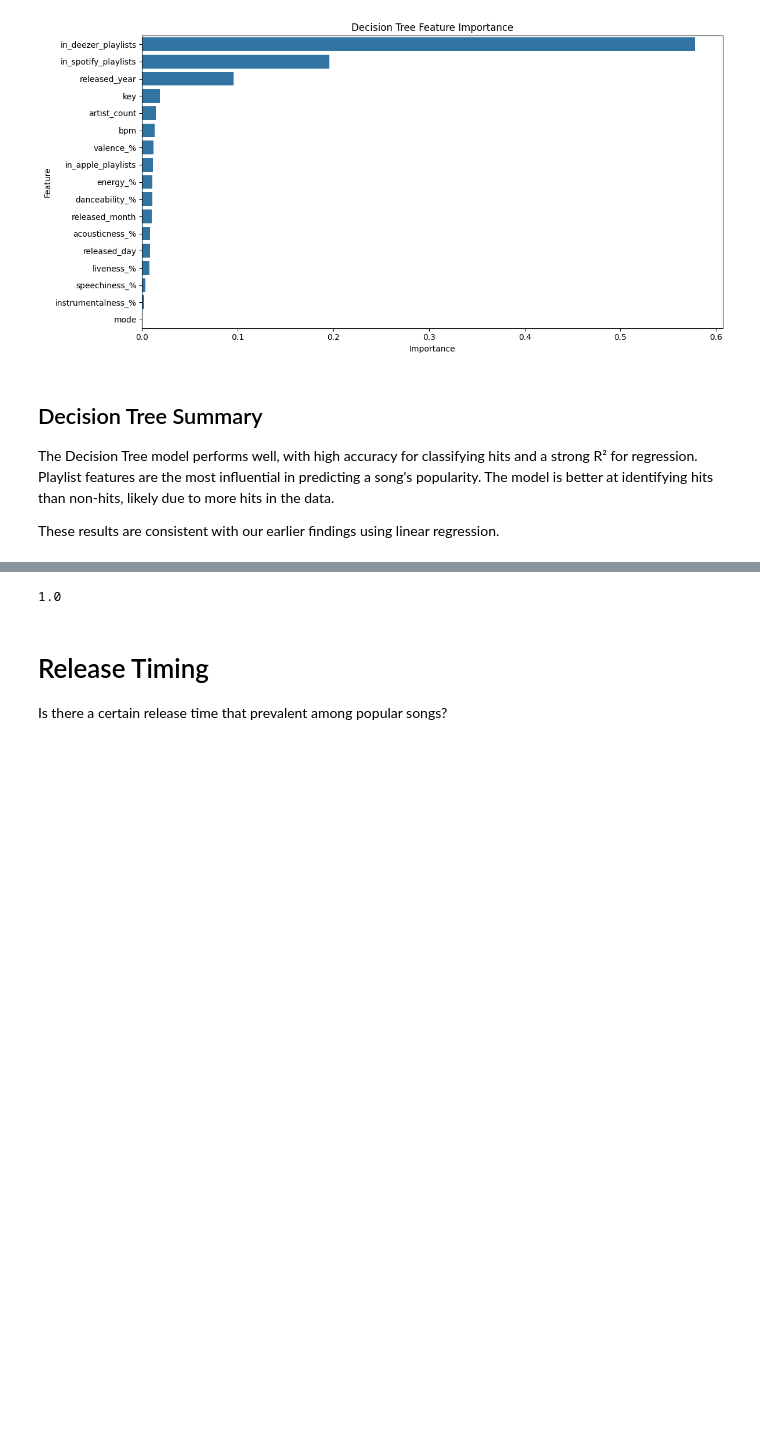
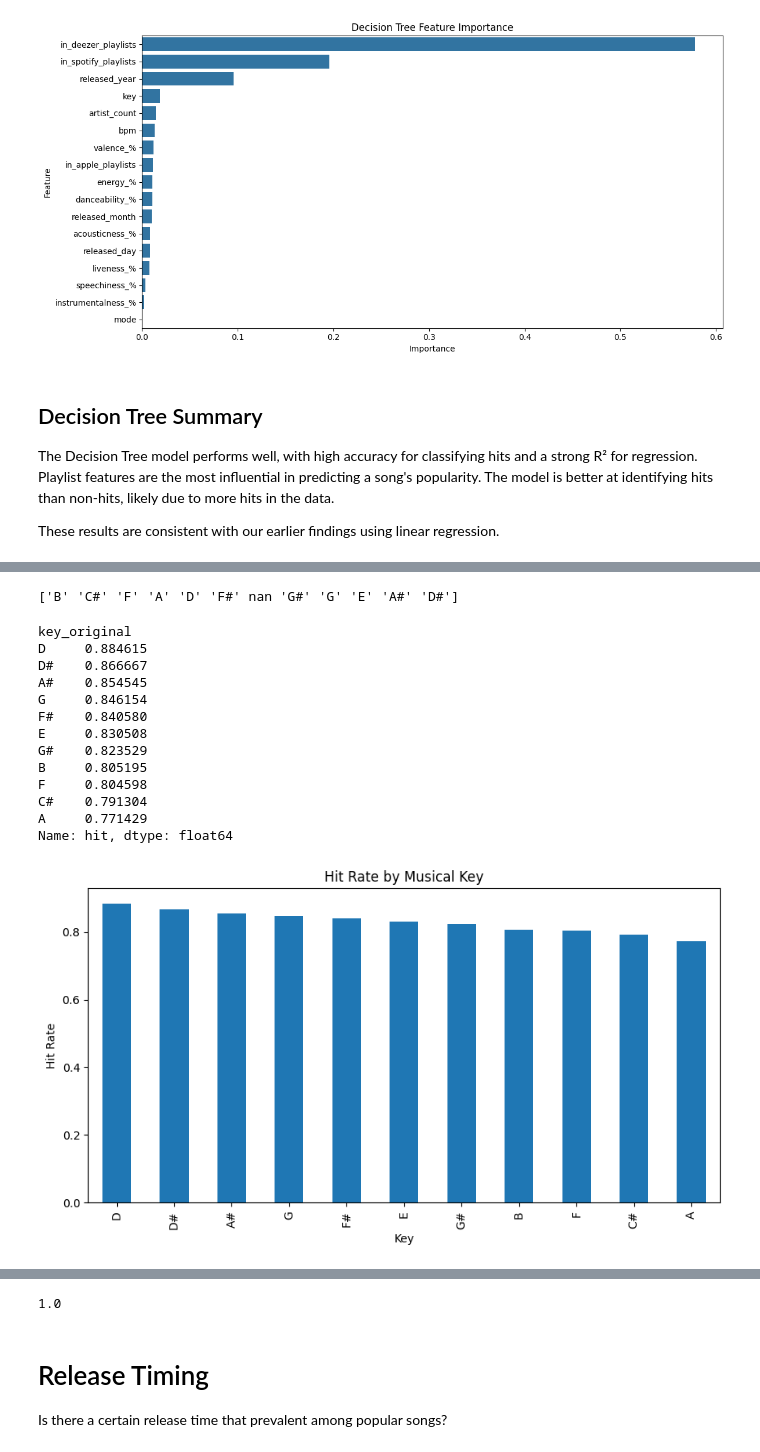
Before and after one commit to jumin7/Song-Popularity-Analysis, a Jupyter notebook: ProjectGarciaShrestha.ipynb, the cells around one changed output, grey strips where cells are left out. Drawn from its saved outputs; the diff is of its cells as text; code cells hidden in the pictures; blank space fills up the shorter version.

```diff
--- a/ProjectGarciaShrestha.ipynb
+++ b/ProjectGarciaShrestha.ipynb
@@ -128,6 +128,13 @@ for col in numeric_columns:
 # clean streams column
 dfSpotify_clean.loc[:, 'streams'] = pd.to_numeric(dfSpotify_clean['streams'].replace({',': ''}, regex=True), errors='coerce')  # ensure the streams column is numeric
 dfSpotify_clean.loc[:, 'streams'] = dfSpotify_clean['streams'].replace({',': ''}, regex = True).astype(float)
+
+# making a copy of the original keys for other models needed
+dfSpotify_clean['key_original'] = dfSpotify_clean['key']
+
+# use cat.codes for turning them to numeric codes
+dfSpotify_clean.loc[:, 'key'] = dfSpotify_clean['key'].astype('category').cat.codes
+dfSpotify_clean.loc[:, 'mode'] = dfSpotify_clean['mode'].astype('category').cat.codes
 
 # convert key and mode to categorical types and then into numeric codes
 dfSpotify_clean.loc[:, 'key'] = dfSpotify_clean['key'].astype('category').cat.codes
@@ -365,12 +372,3 @@ Playlist features are the most influential in predicting a song's popularity.
 The model is better at identifying hits than non-hits, likely due to more hits in the data.
 
 These results are consistent with our earlier findings using linear regression.
-# %%
-dfSpotify_clean['key'] = dfSpotify_clean['key'].map({
-    0: 'C', 1: 'C#', 2: 'D', 3: 'D#',
-    4: 'E', 5: 'F', 6: 'F#', 7: 'G',
-    8: 'G#', 9: 'A', 10: 'A#', 11: 'B'
-})
-
-hit_rate_by_key = dfSpotify_clean.groupby('key')['hit'].mean().sort_values(ascending=False)
-print(hit_rate_by_key)
@@ -421,0 +390,34 @@ plt.show()
+# %%
+dfSpotify_raw = pd.read_csv("spotify-2023.csv", encoding="latin-1")
+
+# Check the unique values in the key column
+print(dfSpotify_raw['key'].unique())
+dfSpotify_clean['key_original'] = dfSpotify_raw['key']
+# %% [output]
+['B' 'C#' 'F' 'A' 'D' 'F#' nan 'G#' 'G' 'E' 'A#' 'D#']
+# %%
+# Getting the hit rate of each chord in the original encoding
+hit_rate_by_key = dfSpotify_clean.groupby('key_original')['hit'].mean().sort_values(ascending=False)
+print(hit_rate_by_key)
+
+
+hit_rate_by_key.plot(kind='bar', figsize=(10,5))
+plt.ylabel("Hit Rate")
+plt.xlabel("Key")
+plt.title("Hit Rate by Musical Key")
+plt.show()
+# %% [output]
+key_original
+D     0.884615
+D#    0.866667
+A#    0.854545
+G     0.846154
+F#    0.840580
+E     0.830508
+G#    0.823529
+B     0.805195
+F     0.804598
+C#    0.791304
+A     0.771429
+Name: hit, dtype: float64
+[figure, added]
```
Also changed, not shown: parts of 8 cells of this notebook.
